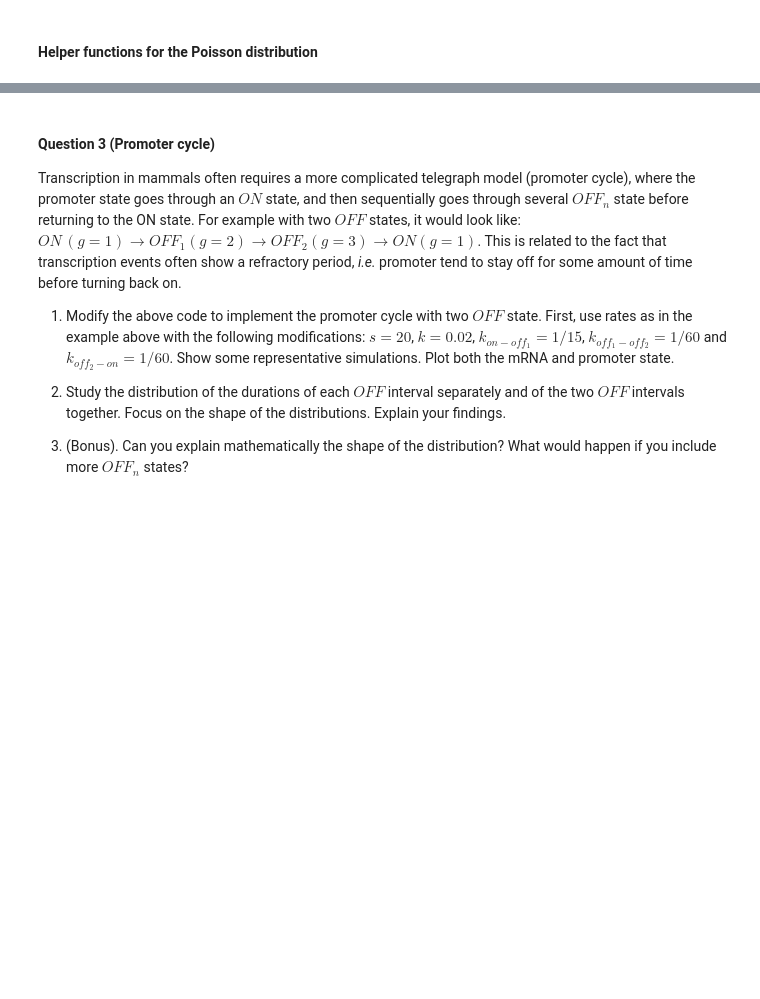
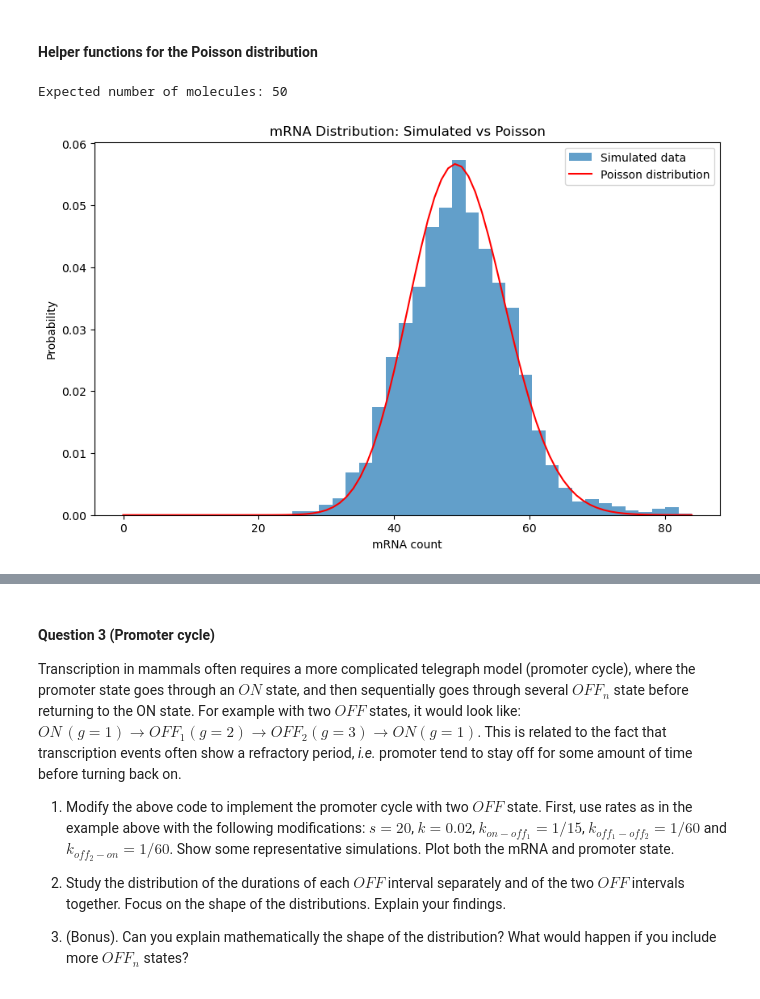
Before and after one commit to GregoirePachebat/group_18, a Jupyter notebook: Week11/Exercise_Week11_12_A_Exercises.ipynb, the cells around one changed output, grey strips where cells are left out. Saved outputs shown, nothing was run; the diff lists cells and outputs as text; code cells hidden in the pictures; blank space fills up the shorter version.

```diff
--- a/Week11/Exercise_Week11_12_A_Exercises.ipynb
+++ b/Week11/Exercise_Week11_12_A_Exercises.ipynb
@@ -189,10 +295,10 @@ def Poisson(lam, counts):
 g_0 = 1 # Initial promoter state
 
 ##Find Parameters giving Poisson distribution
-s = ... # Number of initiations per minute
-k = ... # Degradation rate, 1/k
-k_off = ... #Switching off rate, t_on = 1/k_off
-k_on  = ... #Switching on rate, t_off = 1/k_on
+s = 10 # Number of initiations per minute
+k = 0.1 # Degradation rate, 1/k = 10 minutes
+k_off = 5 #Switching off rate, t_on = 1/k_off = 0.2 minutes
+k_on  = 5 #Switching on rate, t_off = 1/k_on =0.2
 
 t_on = 1/k_off
 t_off = 1/k_on
@@ -208,3 +314,21 @@ print(f"Expected number of molecules: {n_0}")
 t_end = 100 * 1/k # Total simulation time in minutes, adjust if needed
 
 parameters = [s, k, k_on, k_off]
+# %% [output]
+Expected number of molecules: 50
+# %%
+# Calculate mean for Poisson distribution
+mean_mRNA = np.mean(n)
+
+# Plot histogram and overlay Poisson distribution
+plt.figure(figsize=(10, 6))
+counts, bins, _ = plt.hist(n, bins=30, density=True, alpha=0.7, label='Simulated data')
+x = np.arange(0, max(n)+1)
+plt.plot(x, Poisson(mean_mRNA, x), 'r-', label='Poisson distribution')
+plt.xlabel('mRNA count')
+plt.ylabel('Probability')
+plt.title('mRNA Distribution: Simulated vs Poisson')
+plt.legend()
+plt.show()
+# %% [output]
+[figure, added]
```
Also changed, not shown: parts of 10 cells of this notebook.
